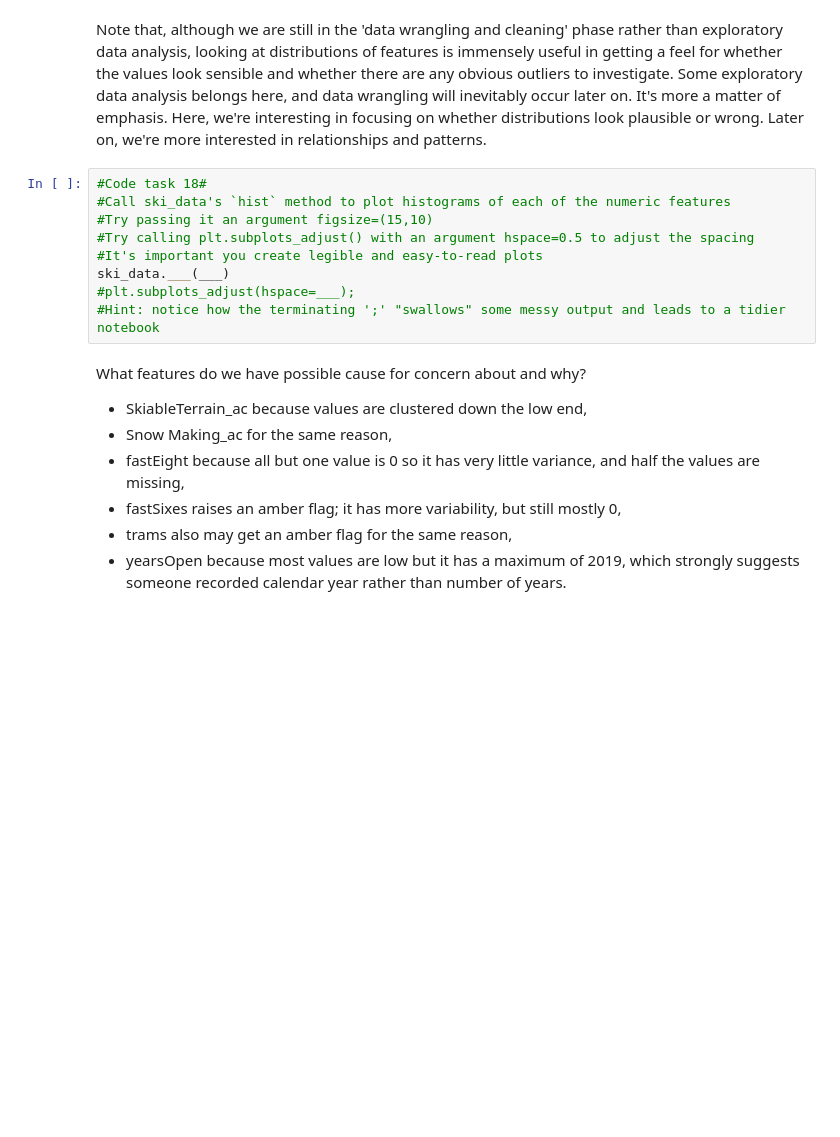
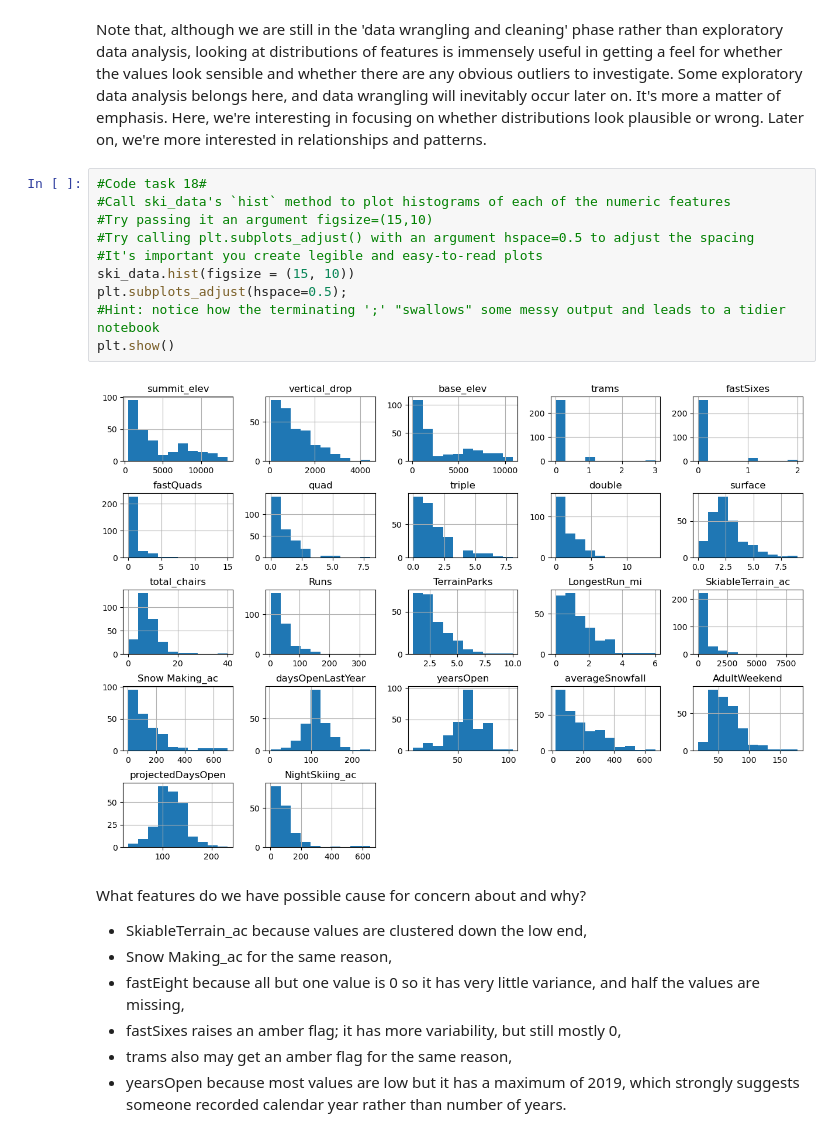
Before and after one commit to AshishGhotekar/DataScienceGuidedCapstone, a Jupyter notebook: Notebooks/02_data_wrangling.ipynb, the cells around one changed output. Saved outputs shown, nothing was run; the diff lists cells and outputs as text; blank space fills up the shorter version.

```diff
--- a/Notebooks/02_data_wrangling.ipynb
+++ b/Notebooks/02_data_wrangling.ipynb
@@ -507,12 +507,15 @@ Note that, although we are still in the 'data wrangling and cleaning' phase rath
 # %%
 #Code task 18#
 #Call ski_data's `hist` method to plot histograms of each of the numeric features
 #Try passing it an argument figsize=(15,10)
 #Try calling plt.subplots_adjust() with an argument hspace=0.5 to adjust the spacing
 #It's important you create legible and easy-to-read plots
-ski_data.___(___)
-#plt.subplots_adjust(hspace=___);
+ski_data.hist(figsize = (15, 10))
+plt.subplots_adjust(hspace=0.5);
 #Hint: notice how the terminating ';' "swallows" some messy output and leads to a tidier notebook
+plt.show()
+# %% [output]
+[figure, added]
 # %% [markdown]
 What features do we have possible cause for concern about and why?
 
```
Also changed, not shown: parts of 48 cells of this notebook.
